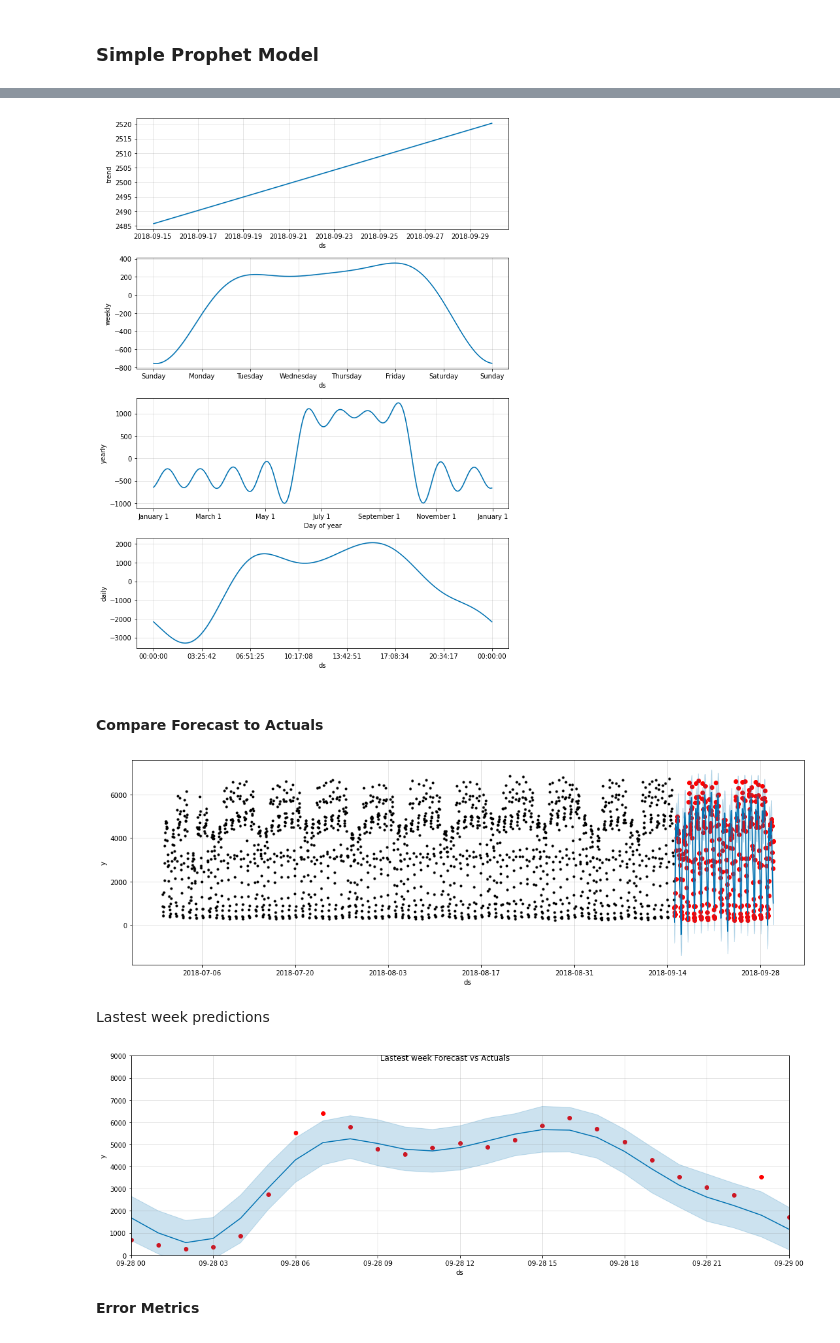
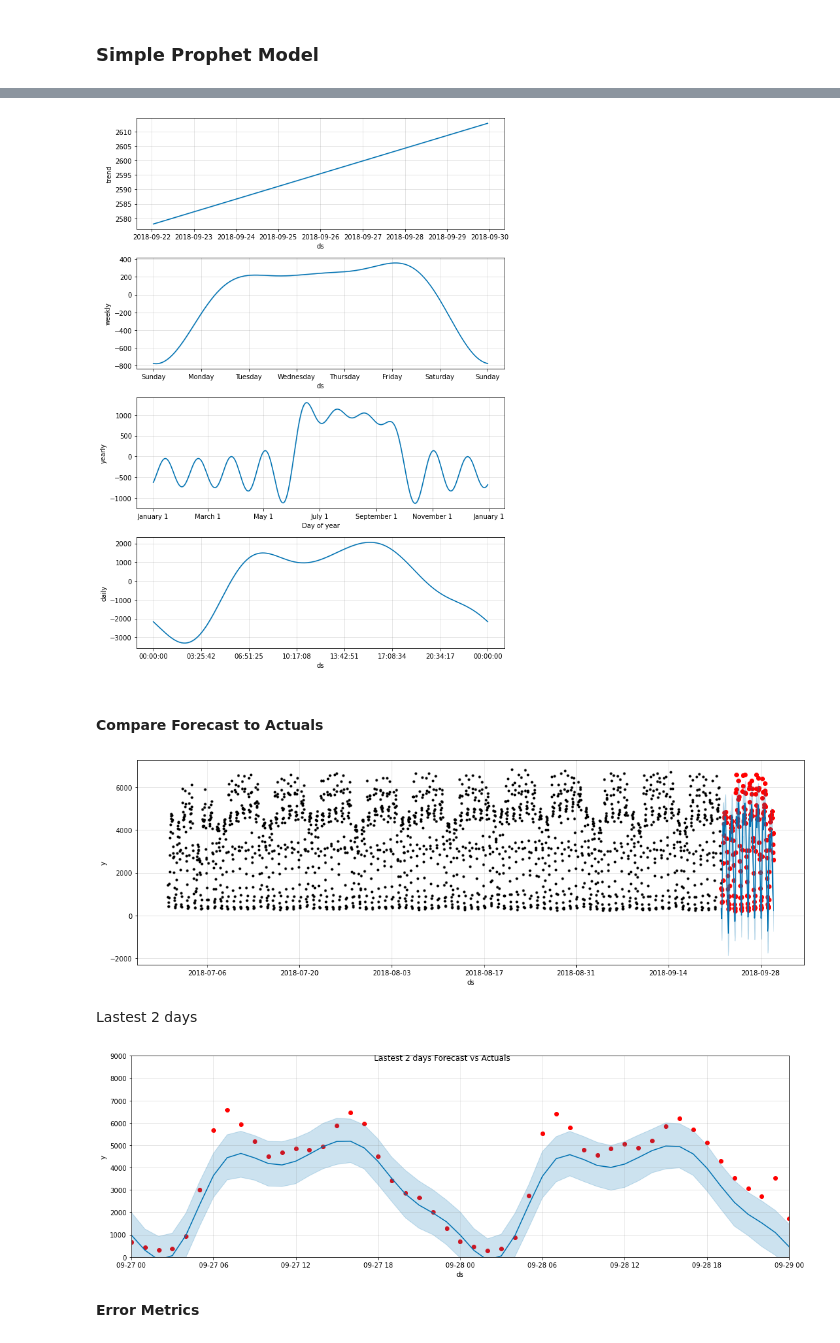
Before and after one commit to amine-akrout/Time-series-forecasting, a Jupyter notebook: Time_series_forecasting_using_Prophet.ipynb, the cells around one changed output, grey strips where cells are left out. Saved outputs shown, nothing was run; the diff lists cells and outputs as text; code cells hidden in the pictures.

```diff
--- a/Time_series_forecasting_using_Prophet.ipynb
+++ b/Time_series_forecasting_using_Prophet.ipynb
@@ -58,7 +58,7 @@ plt.show()
 # %% [markdown]
 Train/Test Split
 # %%
-split_date = '2018-09-15'
+split_date = '2018-09-22'
 ts_train = ts.loc[ts.index <= split_date].copy()
 ts_test = ts.loc[ts.index > split_date].copy()
 # %%
@@ -97,7 +100,7 @@ fig = model.plot(y_pred, ax=ax)
 # Plot the components
 fig = model.plot_components(y_pred)
 # %% [output]
-[figure, old version]
+[figure, new version]
 # %% [markdown]
 #### Compare Forecast to Actuals
 # %%
@@ -108,22 +111,22 @@ f.set_figwidth(15)
 ax.scatter(ts_test.index, ts_test.y, color='r')
 fig = model.plot(y_pred, ax=ax)
 # %% [output]
-[figure, old version]
+[figure, new version]
-# %% [markdown]
-Lastest week predictions
+# %% [markdown]
+Lastest 2 days
 # %%
 # Plot the forecast with the actuals
 f, ax = plt.subplots(1)
 f.set_figheight(5)
 f.set_figwidth(15)
 ax.scatter(ts_test.index, ts_test.y, color='r')
 fig = model.plot(y_pred, ax=ax)
-ax.set_xbound(lower= datetime.date(2018,9,28), upper=datetime.date(2018,9,29))
+ax.set_xbound(lower= datetime.date(2018,9,27), upper=datetime.date(2018,9,29))
 
 ax.set_ylim(0, 9000)
-plot = plt.suptitle('Lastest week Forecast vs Actuals')
+plot = plt.suptitle('Lastest 2 days Forecast vs Actuals')
 # %% [output]
-[figure, old version]
+[figure, new version]
 # %% [markdown]
 **Error Metrics**
 # %%
```
Also changed, not shown: parts of 29 cells of this notebook, 1 other file.
